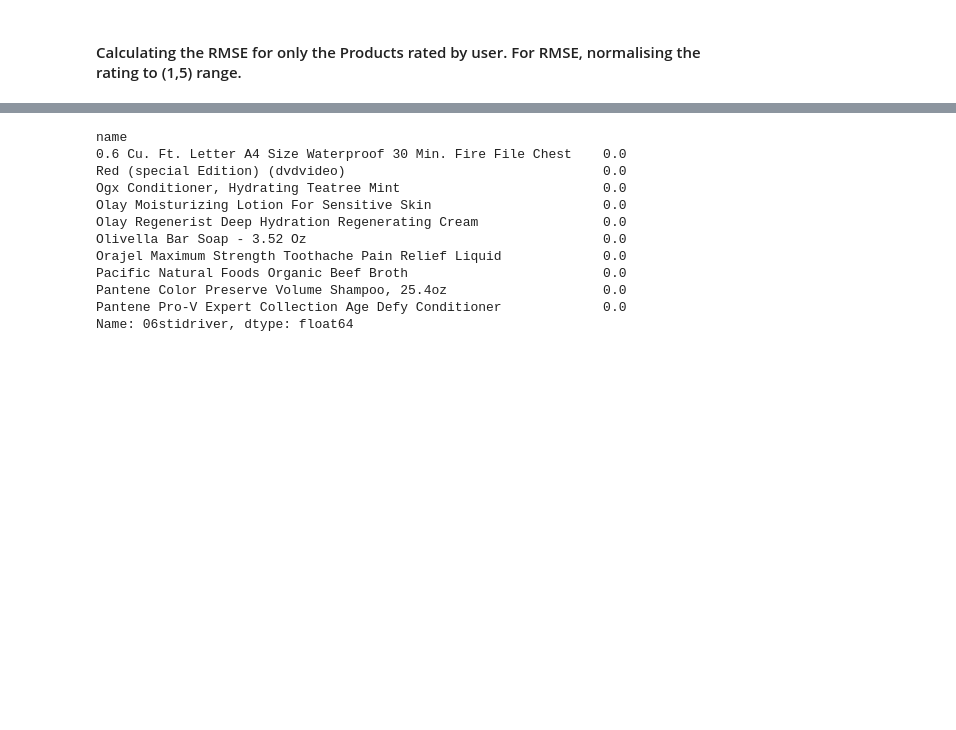
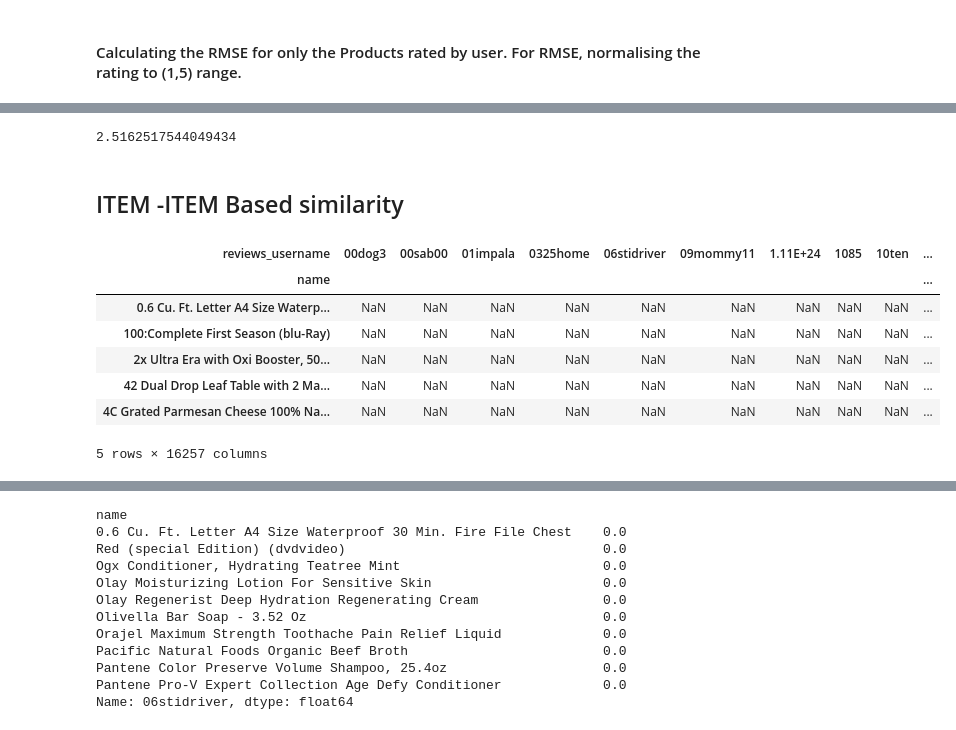
Before and after one commit to zyper26/Sentiment-Based-Recommendation, a Jupyter notebook: recommendation_system_classifier.ipynb, the cells around one changed output, grey strips where cells are left out. Drawn from its saved outputs; the diff is of its cells as text; code cells hidden in the pictures; blank space fills up the shorter version.

```diff
--- a/recommendation_system_classifier.ipynb
+++ b/recommendation_system_classifier.ipynb
@@ -800,3 +857,27 @@ common_latest = common.pivot_table(index='reviews_username',
 # %%
 # Finding total non-NaN value
 total_non_nan = np.count_nonzero(~np.isnan(y))
+# %%
+user_rmse = (np.sum(np.sum((common_latest - y)**2))/total_non_nan)**0.5
+print(user_rmse)
+# %% [output]
+2.5162517544049434
+# %% [markdown]
+## ITEM -ITEM Based similarity
+# %%
+df_pivot = r_train.pivot_table(
+    index='reviews_username',
+    columns='name',
+    values='reviews_rating'
+).T
+
+df_pivot.head()
+# %% [output]
+| reviews_username | 00dog3 | 00sab00 | 01impala | 0325home | 06stidriver | 09mommy11 | 1.11E+24 | 1085 | 10ten | ... |
+| name |  |  |  |  |  |  |  |  |  | ... |
+| 0.6 Cu. Ft. Letter A4 Size Waterp... | NaN | NaN | NaN | NaN | NaN | NaN | NaN | NaN | NaN | ... |
+| 100:Complete First Season (blu-Ray) | NaN | NaN | NaN | NaN | NaN | NaN | NaN | NaN | NaN | ... |
+| 2x Ultra Era with Oxi Booster, 50... | NaN | NaN | NaN | NaN | NaN | NaN | NaN | NaN | NaN | ... |
+| 42 Dual Drop Leaf Table with 2 Ma... | NaN | NaN | NaN | NaN | NaN | NaN | NaN | NaN | NaN | ... |
+| 4C Grated Parmesan Cheese 100% Na... | NaN | NaN | NaN | NaN | NaN | NaN | NaN | NaN | NaN | ... |
+5 rows × 16257 columns
```
Also changed, not shown: parts of 30 cells of this notebook, 8 other files.
